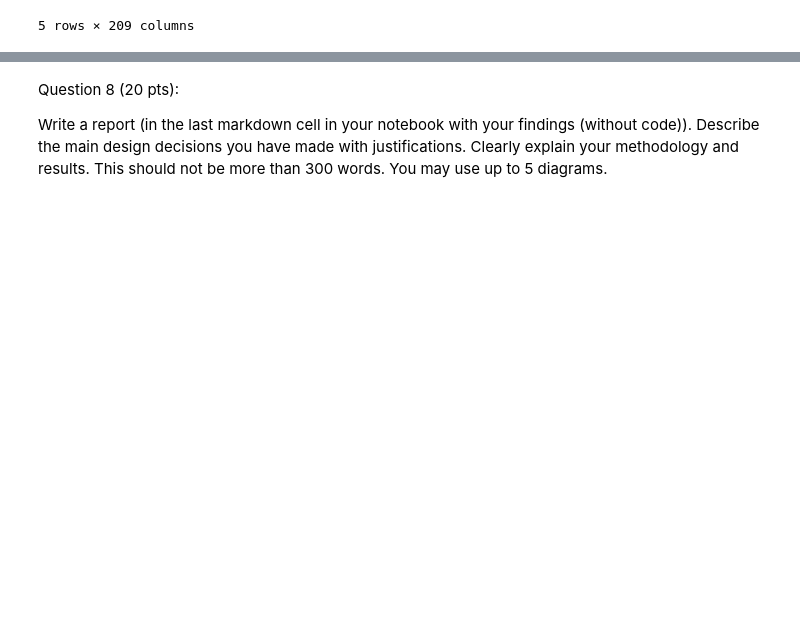
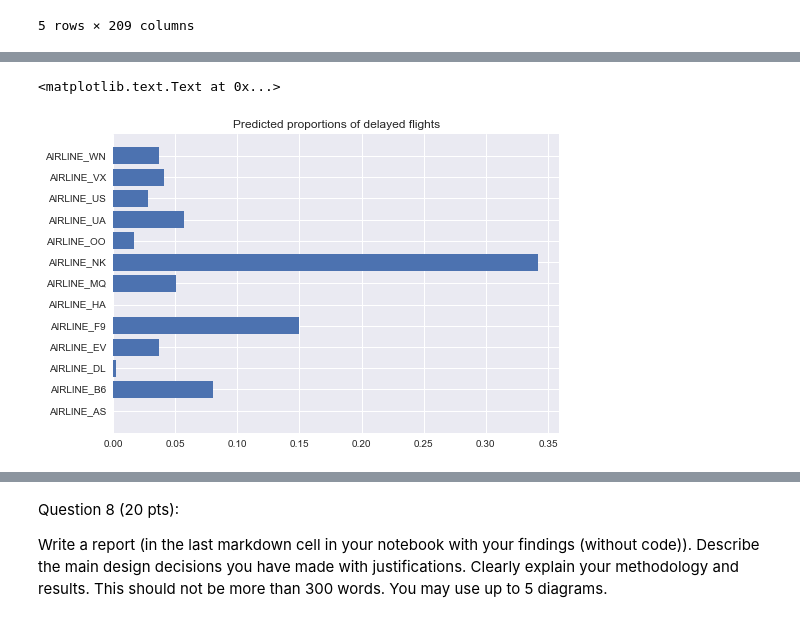
Before and after one commit to Jchea15/a-2017, a Jupyter notebook: cs109a_midterm_2017-v2-subset.ipynb, the cells around one changed output, grey strips where cells are left out. Drawn from its saved outputs; the diff is of its cells as text; code cells hidden in the pictures; blank space fills up the shorter version.

```diff
--- a/cs109a_midterm_2017-v2-subset.ipynb
+++ b/cs109a_midterm_2017-v2-subset.ipynb
@@ -440,14 +457,18 @@ classif['logit_ovr_sub2'] = classif['logit_ovr'].predict(Xsub2)
 dsub2_pred = dsub2_X.copy()
 dsub2_pred['PRED_DELAY'] = classif['logit_ovr_sub2']
 # %%
+airline_cols = [col for col in dsub2_pred if col.startswith('AIRLINE')]
 airline_props = []
 for col in airline_cols:
     airline_props.append(dsub2_pred[dsub2_pred[col]==1]['PRED_DELAY'].sum()/dsub2_pred[dsub2_pred[col]==1]['PRED_DELAY'].count())
 
 nums = np.arange(len(airline_cols))
 plt.barh(nums, airline_props)
 ticks = plt.yticks(nums,airline_cols)
 plt.title("Predicted proportions of delayed flights")
+# %% [output]
+<matplotlib.text.Text at 0x...>
+[figure, added]
 # %%
 # Question 7: build regression model to predict length of delay (log scale)
 dfd = dataframe.copy()
```
Also changed, not shown: parts of 7 cells of this notebook.
